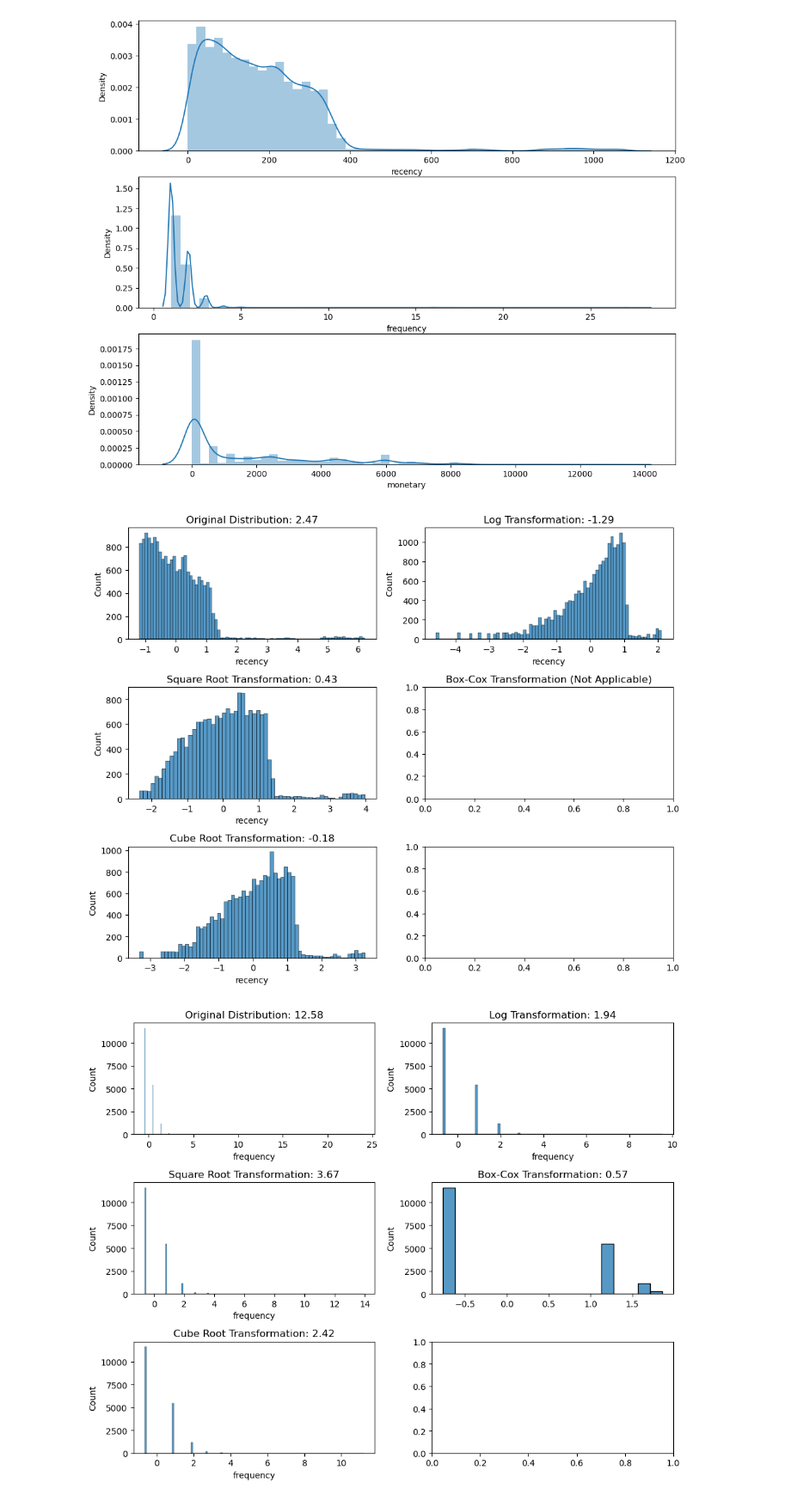
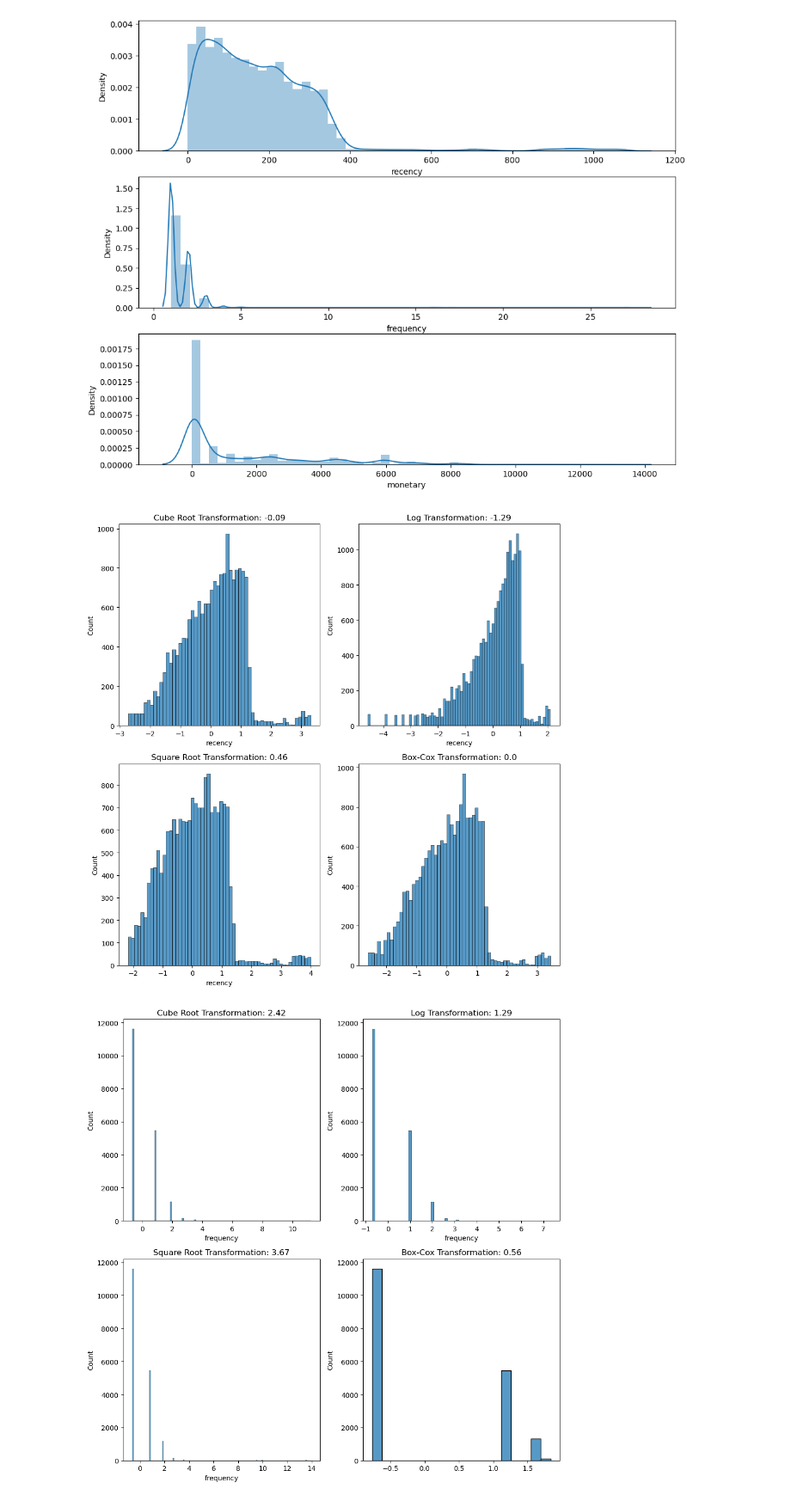
Before and after one commit to Tamuonanthit/FinalProject__231PP0802_Group4, a Jupyter notebook: RFM copy.ipynb, the cells around one changed output. Shown: that part at 86% size. Drawn from its saved outputs; the diff is of its cells as text; code cells hidden in the pictures.

```diff
--- a/RFM copy.ipynb
+++ b/RFM copy.ipynb
@@ -441,9 +447,7 @@ sns.boxplot(data=rfm,y="monetary")
 rfm["r"] = pd.qcut(rfm["recency"],5,labels=[5,4,3,2,1],)
 
 # F score
-f_conditions = [(rfm['frequency'] == 1), (rfm['frequency'] ==1 ), (rfm['frequency'] == 1), (rfm['frequency'] == 1), (rfm['frequency'] >=2)]
-f_results = [1,2,3,4,5]
-rfm['f'] = np.select(f_conditions, f_results)
+rfm['f']=pd.qcut(rfm['frequency'].rank(method='first'),5,labels=[1,2,3,4,5])
 
 # M score
 rfm["m"] = pd.qcut(rfm["monetary"],5,labels=[1,2,3,4,5])
@@ -474,6 +478,7 @@ rfm.head(20)
 # RFM Segmentation
 
 rfm_seg = {
+    r'[3-5][4-5][4-5]': "VIP",
     r'444': "Champions",
     r'[2-4][3-4][2-4]': "Loyal Customers",
     r'[2-4][2-4]4': "Big Spender",
@@ -589,49 +594,46 @@ plt.subplot(3, 1, 3); sns.distplot(rfm['monetary'])
 plt.show()
 # %% [output]
 [figure]
+# %%
+rfm.recency=rfm.recency.apply(lambda x: x+1)
 # %%
 
 def analyze_skewness(x):
-    fig, ax = plt.subplots(3, 2, figsize=(10, 8))
+    fig, ax = plt.subplots(2, 2, figsize=(10, 10))
 
-    # Original distribution
-    z_score_data = (rfm[x] - rfm[x].mean()) / rfm[x].std()
-    sns.histplot(z_score_data, ax=ax[0, 0])
-    ax[0, 0].set_title(f'Original Distribution: {round(rfm[x].skew(), 2)}')
+    # Cube root transformation
+    data_cbrt=np.cbrt(rfm[x])
+    z_score_data = (data_cbrt - data_cbrt.mean()) / data_cbrt.std()
+    sns.histplot( z_score_data, ax=ax[0, 0])
+    ax[0, 0].set_title(f'Cube Root Transformation: {round(data_cbrt.skew(), 2)}')
 
     # Log transformation
-    data_log=np.log1p(rfm[x])
+    data_log=np.log(rfm[x])
     z_score_data = (data_log - data_log.mean()) / data_log.std()
     sns.histplot(z_score_data, ax=ax[0, 1])
     ax[0, 1].set_title(f'Log Transformation: {round(data_log.skew(), 2)}')
 
     # Square root transformation
     data_sqrt=np.sqrt(rfm[x])
     z_score_data = (data_sqrt - data_sqrt.mean()) / data_sqrt.std()
     sns.histplot(z_score_data, ax=ax[1, 0])
     ax[1, 0].set_title(f'Square Root Transformation: {round(data_sqrt.skew(), 2)}')
 
-    # Cube root transformation
-    data_cbrt=np.cbrt(rfm[x])
-    z_score_data = (data_cbrt - data_cbrt.mean()) / data_cbrt.std()
-    sns.histplot( z_score_data, ax=ax[2, 0])
-    ax[2, 0].set_title(f'Cube Root Transformation: {round(data_cbrt.skew(), 2)}')
-
     # Box-Cox transformation (if possible)
     if rfm[x].min() > 0:
-        transformed_data, _ = stats.boxcox(rfm[x]+1)
+        transformed_data, _ = stats.boxcox(rfm[x])
         z_score_data = (transformed_data - transformed_data.mean()) / transformed_data.std()
         sns.histplot(z_score_data, ax=ax[1, 1])
         ax[1, 1].set_title(f'Box-Cox Transformation: {round(pd.Series(transformed_data).skew(), 2)}')
     else:
         ax[1, 1].set_title('Box-Cox Transformation (Not Applicable)')
 
     plt.tight_layout()
     plt.show()
 
 analyze_skewness('recency')
 analyze_skewness('frequency')
 analyze_skewness('monetary')
 # %% [output]
-[figure, old version]
+[figure, new version]
-[figure, old version]
+[figure, new version]
```
Also changed, not shown: parts of 13 cells of this notebook.
